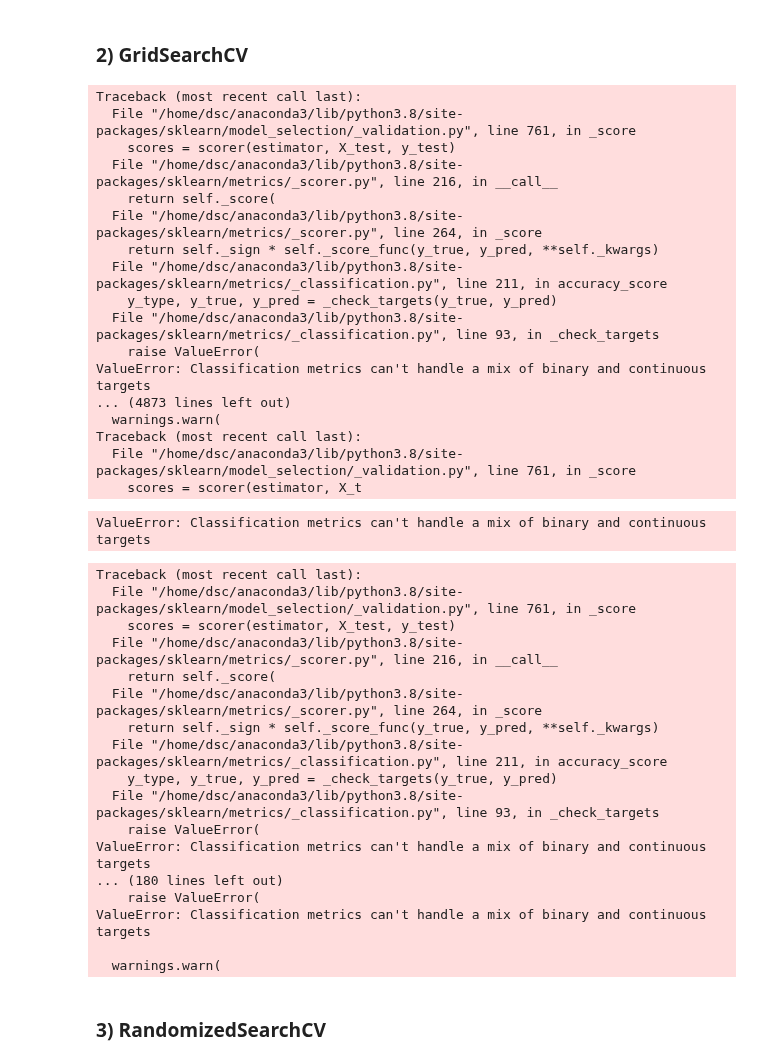
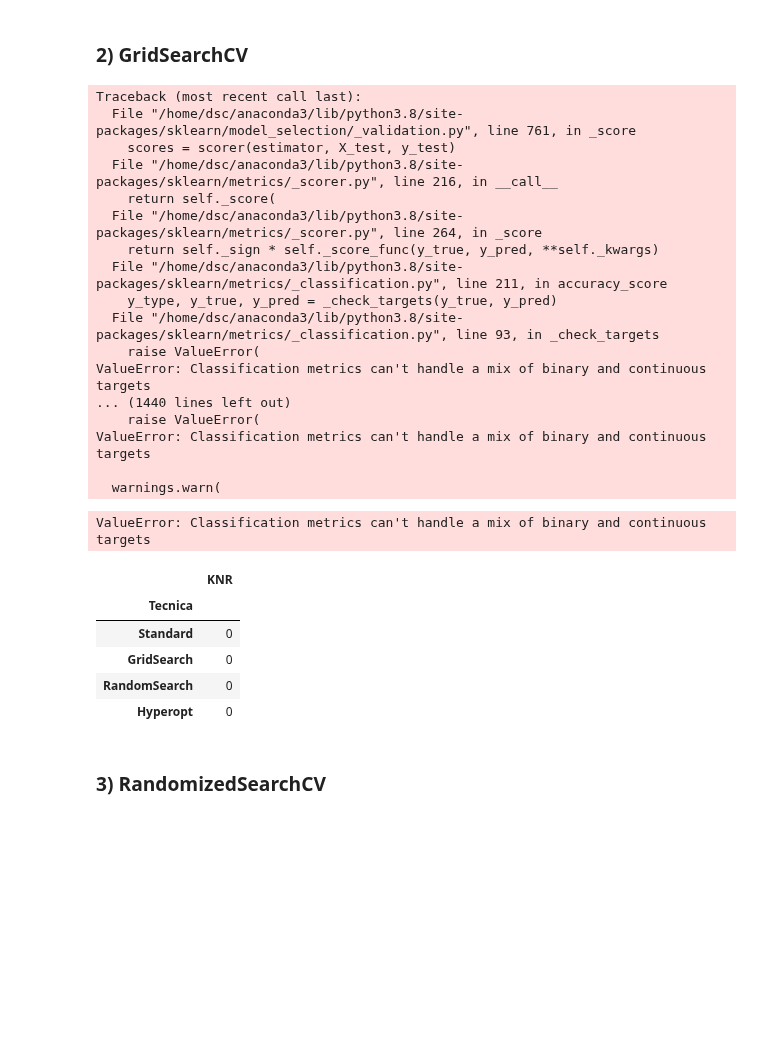
Before and after one commit to robertomanzanolopez/nba_statistics_prediction, a Jupyter notebook: order_and_clean.ipynb, the cells around one changed output. Saved outputs shown, nothing was run; the diff lists cells and outputs as text; code cells hidden in the pictures; blank space fills up the shorter version.

```diff
--- a/order_and_clean.ipynb
+++ b/order_and_clean.ipynb
@@ -395,9 +412,11 @@ svr_grid = dict(kernel=kernels,
 from sklearn.model_selection import GridSearchCV
 from sklearn.model_selection import RepeatedStratifiedKFold
 # %%
-models = [knr,dtr,rfr,mlpr,logR,svr]
+#[knr,dtr,rfr,mlpr,logR,svr]
+models = []
 
-grids = [knr_grid, dtr_grid, rfr_grid, mlpr_grid, logR_grid, svr_grid]
+#[knr_grid, dtr_grid, rfr_grid, mlpr_grid, logR_grid, svr_grid]
+grids = []
 col = 0
 
 for ind in range(0,len(models)):
@@ -430,29 +449,21 @@ Traceback (most recent call last):
   File "/home/dsc/anaconda3/lib/python3.8/site-packages/sklearn/metrics/_classification.py", line 93, in _check_targets
     raise ValueError(
 ValueError: Classification metrics can't handle a mix of binary and continuous targets
-... (4873 lines left out)
+... (1440 lines left out)
+    raise ValueError(
+ValueError: Classification metrics can't handle a mix of binary and continuous targets
+
   warnings.warn(
-Traceback (most recent call last):
-  File "/home/dsc/anaconda3/lib/python3.8/site-packages/sklearn/model_selection/_validation.py", line 761, in _score
-    scores = scorer(estimator, X_t
 ValueError: Classification metrics can't handle a mix of binary and continuous targets
-Traceback (most recent call last):
-  File "/home/dsc/anaconda3/lib/python3.8/site-packages/sklearn/model_selection/_validation.py", line 761, in _score
-    scores = scorer(estimator, X_test, y_test)
-  File "/home/dsc/anaconda3/lib/python3.8/site-packages/sklearn/metrics/_scorer.py", line 216, in __call__
-    return self._score(
-  File "/home/dsc/anaconda3/lib/python3.8/site-packages/sklearn/metrics/_scorer.py", line 264, in _score
-    return self._sign * self._score_func(y_true, y_pred, **self._kwargs)
-  File "/home/dsc/anaconda3/lib/python3.8/site-packages/sklearn/metrics/_classification.py", line 211, in accuracy_score
-    y_type, y_true, y_pred = _check_targets(y_true, y_pred)
-  File "/home/dsc/anaconda3/lib/python3.8/site-packages/sklearn/metrics/_classification.py", line 93, in _check_targets
-    raise ValueError(
-ValueError: Classification metrics can't handle a mix of binary and continuous targets
-... (180 lines left out)
-    raise ValueError(
-ValueError: Classification metrics can't handle a mix of binary and continuous targets
-
-  warnings.warn(
+# %%
+df_opt.head()
+# %% [output]
+|  | KNR |
+| Tecnica |  |
+| Standard | 0 |
+| GridSearch | 0 |
+| RandomSearch | 0 |
+| Hyperopt | 0 |
 # %% [markdown]
 ### 3) RandomizedSearchCV
 # %%
```
Also changed, not shown: parts of 3 cells of this notebook.
